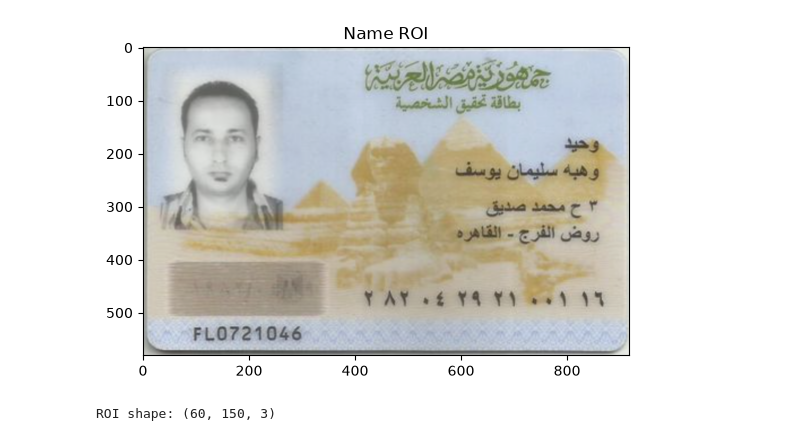
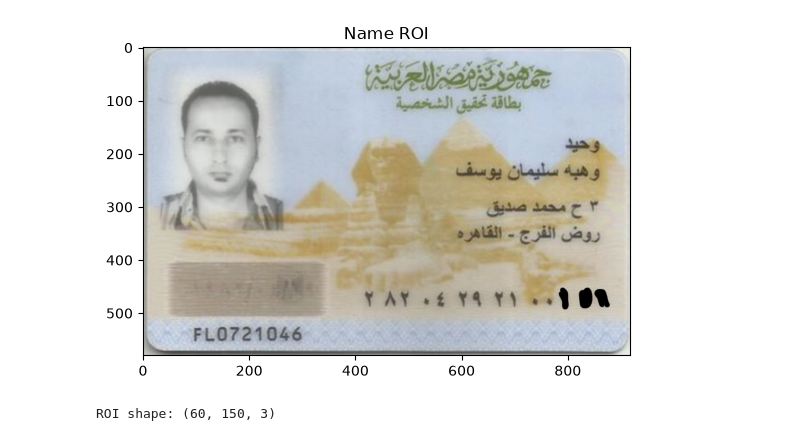
Before and after one commit to midonashaat19/ID-IMAGE_PREPROCESS, a Jupyter notebook: Hieght_of_word.ipynb, the cells around one changed output. Cells and saved outputs as stored; diff of their text form; code cells hidden in the pictures.

```diff
--- a/Hieght_of_word.ipynb
+++ b/Hieght_of_word.ipynb
@@ -9,25 +9,25 @@ model = YOLO(r'c:\Users\HP\Desktop\ID_OCR\detect_id_card.pt')
 import matplotlib.pyplot as plt
 import numpy as np
 # %%
-template = cv2.imread(r"c:\Users\HP\Desktop\ids2026\T.png")
+template = cv2.imread(r"c:\Users\HP\Desktop\ids2026\InkedT - Copy_LI.jpg")
 
 
 plt.figure(figsize=(10, 4))
 
 plt.imshow(
     cv2.cvtColor(
         template,
         cv2.COLOR_BGR2RGB
     )
 )
 
 plt.title("Name ROI")
 
 
 
 plt.show()
 # %% [output]
-[figure, old version]
+[figure, new version]
 # %%
 name_roi = template[150:210, 750:900]
 
```
Also changed, not shown: parts of 8 cells of this notebook, 2 other files.
